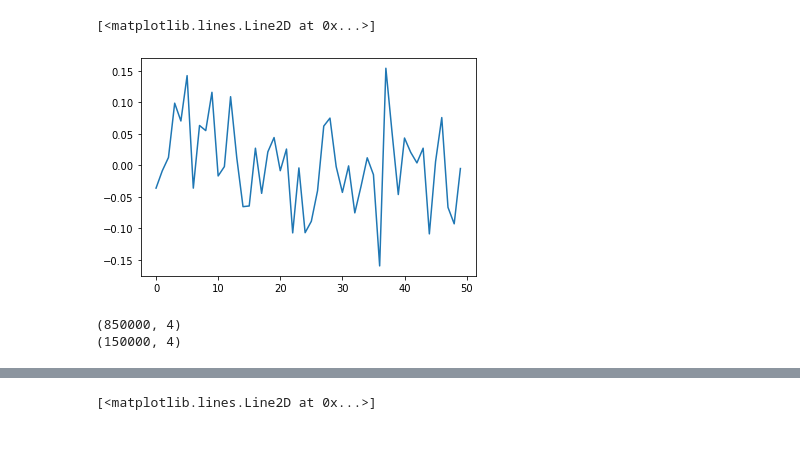
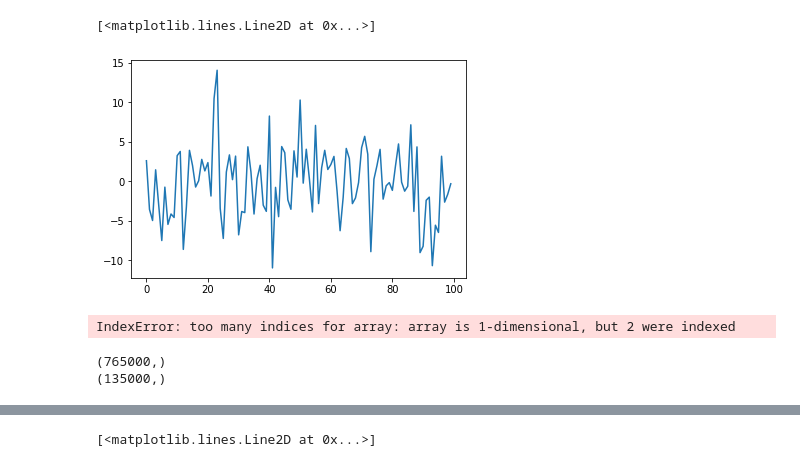
Before and after one commit to oliveiraMats2/Predictive_Maintenance_free_dataset, a Jupyter notebook: notebooks/create_new_database.ipynb, the cells around one changed output, grey strips where cells are left out. Cells and saved outputs as stored; diff of their text form; code cells hidden in the pictures; blank space fills up the shorter version.

```diff
--- a/notebooks/create_new_database.ipynb
+++ b/notebooks/create_new_database.ipynb
@@ -5,18 +5,24 @@ import matplotlib.pyplot as plt
 from sklearn import preprocessing
 
 #time = 10 #sec
-slot = 1000000
+slot = 100000
 sensores = 4
 
+periodo = 120
 
 data = np.ones((slot, sensores))
 
-data = np.transpose(np.array([np.random.normal(0, 8, slot),
-                                    np.random.normal(26.52, 12, slot),
-                                    np.random.normal(84.58, 5, slot),
-                                    np.random.normal(100, 5, slot)]))
+data = np.transpose(np.concatenate([np.random.normal(0, 4, slot),
+                                    np.random.normal(periodo, 12, slot),#]))
+                                    np.random.normal(0, 5, slot),
+                                    np.random.normal(periodo, 5, slot),
+                                    np.random.normal(0, 5, slot),
+                                    np.random.normal(periodo, 5, slot),
+                                    np.random.normal(periodo, 5, slot),
+                                    np.random.normal(0, 5, slot),
+                                    np.random.normal(periodo, 10, slot)]))
 
-data = preprocessing.normalize(data)
-
+#data = preprocessing.normalize(data)
+plt.plot(data[:slot*10]) #out_pressure
 print(data.shape)
 # %% [output]
@@ -24,8 +31,8 @@ print(data.shape)
 # %%
-plt.plot(data[:50,0]) #out_pressure
+plt.plot(data[:100]) #out_pressure
 # %% [output]
 [<matplotlib.lines.Line2D at 0x...>]
-[figure, old version]
+[figure, new version]
 # %%
 N = slot # sample count
 P = 5000  # period
@@ -37,14 +44,22 @@ data[:,0] = sig + data[:,1]
 data[:,0] = sig + data[:,2]
 data[:,0] = sig + data[:,3]
 
-#plt.plot(signal)
+plt.plot(signal)
+# %% [output]
+IndexError: too many indices for array: array is 1-dimensional, but 2 were indexed
 # %%
 from sklearn.model_selection import train_test_split
 
-X_train, X_test = train_test_split(data, test_size=0.15, random_state=1)
+#X_train, X_test = train_test_split(data, test_size=0.15, random_state=1)
+
+percentage = 0.85
+train_split = int(len(data)*percentage)
+
+X_train = data[:train_split]
+X_test = data[train_split:]
 
 print(X_train.shape)
 print(X_test.shape)
 # %% [output]
-(850000, 4)
-(150000, 4)
+(765000,)
+(135000,)
```
Also changed, not shown: parts of 4 cells of this notebook, 3 other files.
